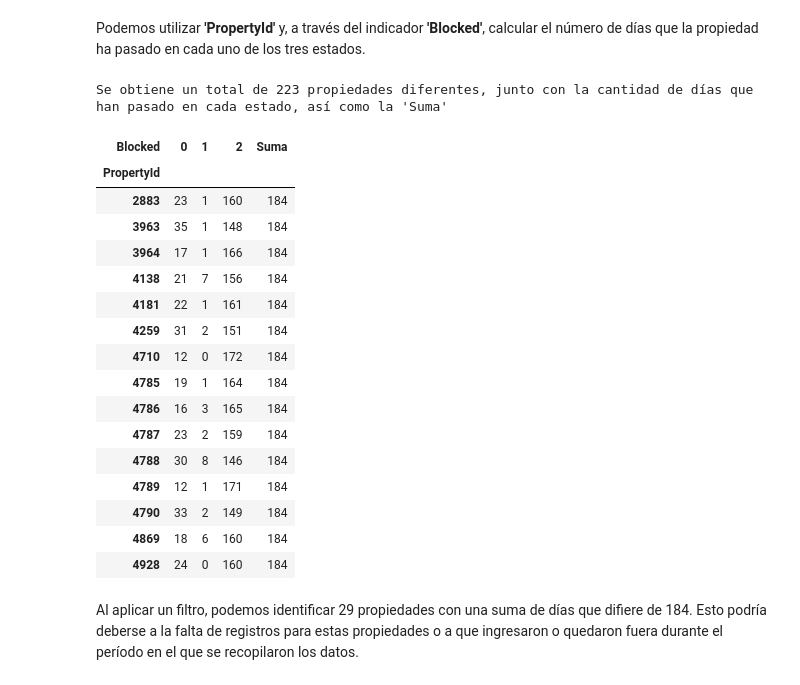
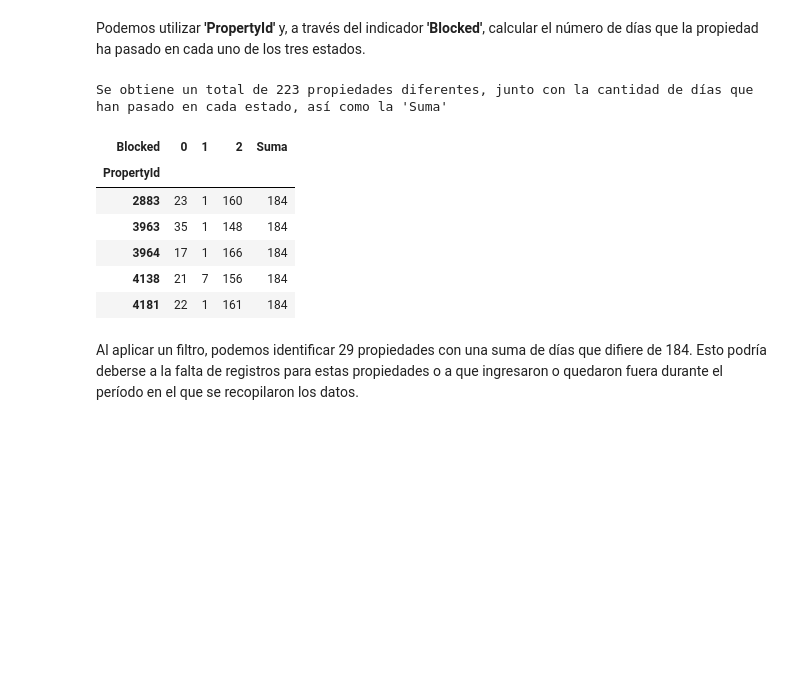
Before and after one commit to davidsosaolea/Stay-Unique, a Jupyter notebook: Gestión de propiedades y reservas_2.ipynb, the cells around one changed output. Cells and saved outputs as stored; diff of their text form; code cells hidden in the pictures; blank space fills up the shorter version.

```diff
--- a/Gestión de propiedades y reservas_2.ipynb
+++ b/Gestión de propiedades y reservas_2.ipynb
@@ -150,36 +149,26 @@ Podemos utilizar **'PropertyId'** y, a través del indicador **'Blocked'**, calc
 # %%
 # Convertir la columna 'CalendarDate' a objetos de fecha
 calendar['CalendarDate'] = pd.to_datetime(calendar['CalendarDate'])
 
 # Resumen según los valores únicos en 'PropertyId'
 resumen = calendar.groupby('PropertyId')['Blocked'].value_counts().unstack(fill_value=0)
 
 # Suma de dias
 resumen['Suma'] = resumen[0] + resumen[1]+ resumen[2]
 
 # Imprimir el resumen
 propiedades = len(resumen)
 print(f"Se obtiene un total de {propiedades} propiedades diferentes, junto con la cantidad de días que han pasado en cada estado, así como la 'Suma'" )
-resumen.head(15)
+resumen.head(5)
 # %% [output]
 Se obtiene un total de 223 propiedades diferentes, junto con la cantidad de días que han pasado en cada estado, así como la 'Suma'
 | Blocked | 0 | 1 | 2 | Suma |
 | PropertyId |  |  |  |  |
 | 2883 | 23 | 1 | 160 | 184 |
 | 3963 | 35 | 1 | 148 | 184 |
 | 3964 | 17 | 1 | 166 | 184 |
 | 4138 | 21 | 7 | 156 | 184 |
 | 4181 | 22 | 1 | 161 | 184 |
-| 4259 | 31 | 2 | 151 | 184 |
-| 4710 | 12 | 0 | 172 | 184 |
-| 4785 | 19 | 1 | 164 | 184 |
-| 4786 | 16 | 3 | 165 | 184 |
-| 4787 | 23 | 2 | 159 | 184 |
-| 4788 | 30 | 8 | 146 | 184 |
-| 4789 | 12 | 1 | 171 | 184 |
-| 4790 | 33 | 2 | 149 | 184 |
-| 4869 | 18 | 6 | 160 | 184 |
-| 4928 | 24 | 0 | 160 | 184 |
 # %% [markdown]
 Al aplicar un filtro, podemos identificar 29 propiedades con una suma de días que difiere de 184. Esto podría deberse a la falta de registros para estas propiedades o a que ingresaron o quedaron fuera durante el período en el que se recopilaron los datos.
 # %%
```
Also changed, not shown: parts of 32 cells of this notebook, 2 other files.
